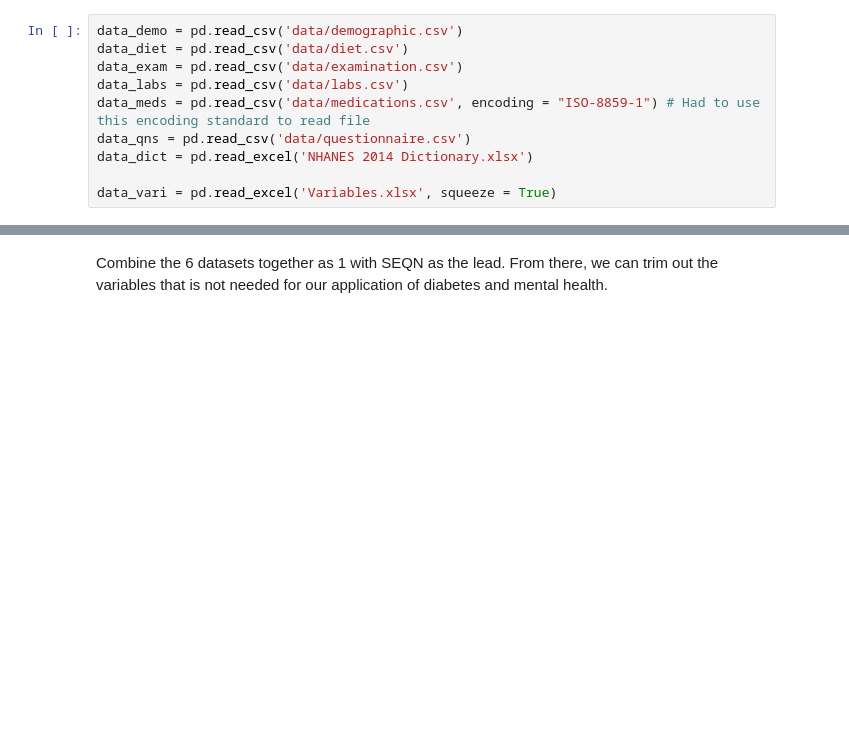
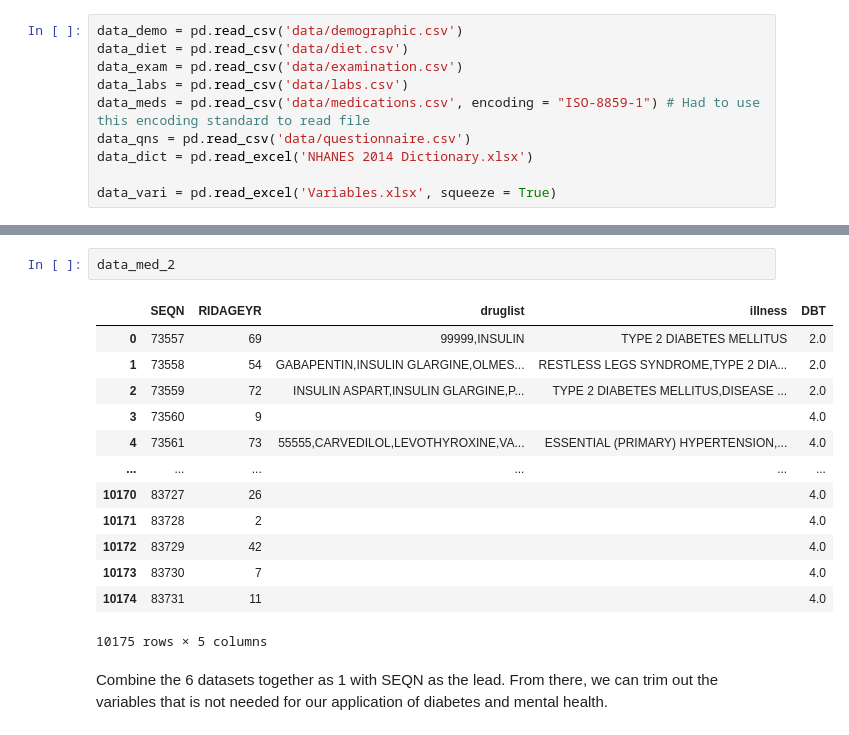
Before and after one commit to birddropping/IND5003-Group-Project, a Jupyter notebook: IND5003_Group_Project_Saravanan.ipynb, the cells around one changed output, grey strips where cells are left out. Drawn from its saved outputs; the diff is of its cells as text; blank space fills up the shorter version.

```diff
--- a/IND5003_Group_Project_Saravanan.ipynb
+++ b/IND5003_Group_Project_Saravanan.ipynb
@@ -30,3 +59,19 @@ data_meds_m = data_meds.drop_duplicates(subset = ['SEQN', 'RXDCOUNT'], keep = 'f
+# %%
+data_med_2
+# %% [output]
+|  | SEQN | RIDAGEYR | druglist | illness | DBT |
+| 0 | 73557 | 69 | 99999,INSULIN | TYPE 2 DIABETES MELLITUS | 2.0 |
+| 1 | 73558 | 54 | GABAPENTIN,INSULIN GLARGINE,OLMES... | RESTLESS LEGS SYNDROME,TYPE 2 DIA... | 2.0 |
+| 2 | 73559 | 72 | INSULIN ASPART,INSULIN GLARGINE,P... | TYPE 2 DIABETES MELLITUS,DISEASE ... | 2.0 |
+| 3 | 73560 | 9 |  |  | 4.0 |
+| 4 | 73561 | 73 | 55555,CARVEDILOL,LEVOTHYROXINE,VA... | ESSENTIAL (PRIMARY) HYPERTENSION,... | 4.0 |
+| ... | ... | ... | ... | ... | ... |
+| 10170 | 83727 | 26 |  |  | 4.0 |
+| 10171 | 83728 | 2 |  |  | 4.0 |
+| 10172 | 83729 | 42 |  |  | 4.0 |
+| 10173 | 83730 | 7 |  |  | 4.0 |
+| 10174 | 83731 | 11 |  |  | 4.0 |
+10175 rows × 5 columns
 # %% [markdown]
 Combine the 6 datasets together as 1 with SEQN as the lead. From there, we can trim out the variables that is not needed for our application of diabetes and mental health.
 # %%
```
Also changed, not shown: parts of 26 cells of this notebook.
